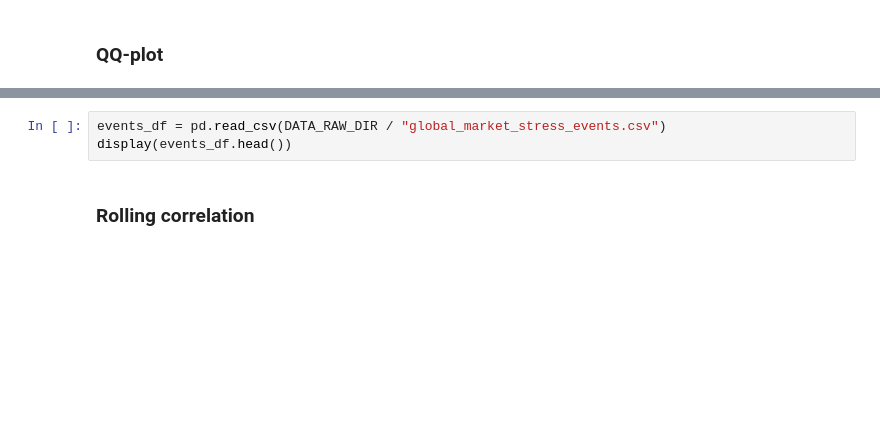
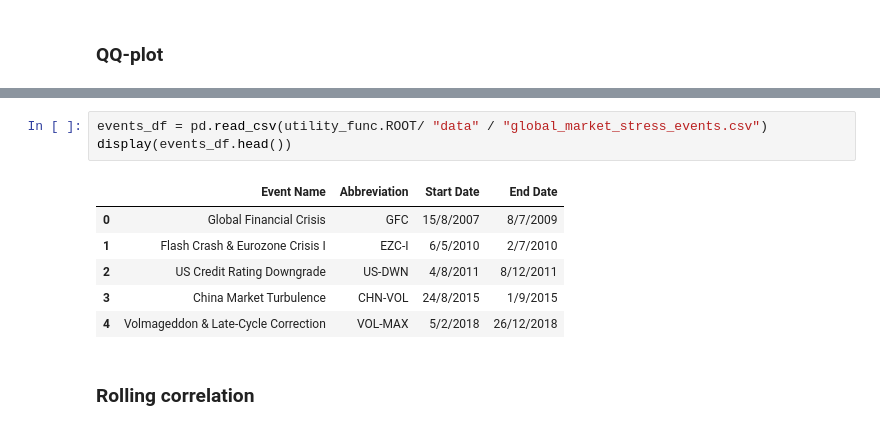
Before and after one commit to jp4724/Research-on-Decoupling-Dynamics-of-Gold-and-Equity-Markets, a Jupyter notebook: STAT5291 Capstone Code.ipynb, the cells around one changed output, grey strips where cells are left out. Saved outputs shown, nothing was run; the diff lists cells and outputs as text; blank space fills up the shorter version.

```diff
--- a/STAT5291 Capstone Code.ipynb
+++ b/STAT5291 Capstone Code.ipynb
@@ -78,6 +107,13 @@ utility_func.plot_qq_by_regime(Ret_data, ASSET_LIST, FIGURE_DIR, layout="regime_
 # %%
-events_df = pd.read_csv(DATA_RAW_DIR / "global_market_stress_events.csv")
+events_df = pd.read_csv(utility_func.ROOT/ "data" / "global_market_stress_events.csv")
 display(events_df.head())
+# %% [output]
+|  | Event Name | Abbreviation | Start Date | End Date |
+| 0 | Global Financial Crisis | GFC | 15/8/2007 | 8/7/2009 |
+| 1 | Flash Crash & Eurozone Crisis I | EZC-I | 6/5/2010 | 2/7/2010 |
+| 2 | US Credit Rating Downgrade | US-DWN | 4/8/2011 | 8/12/2011 |
+| 3 | China Market Turbulence | CHN-VOL | 24/8/2015 | 1/9/2015 |
+| 4 | Volmageddon & Late-Cycle Correction | VOL-MAX | 5/2/2018 | 26/12/2018 |
 # %% [markdown]
 ### Rolling correlation
 # %%
```
Also changed, not shown: parts of 27 cells of this notebook, 16 other files.
